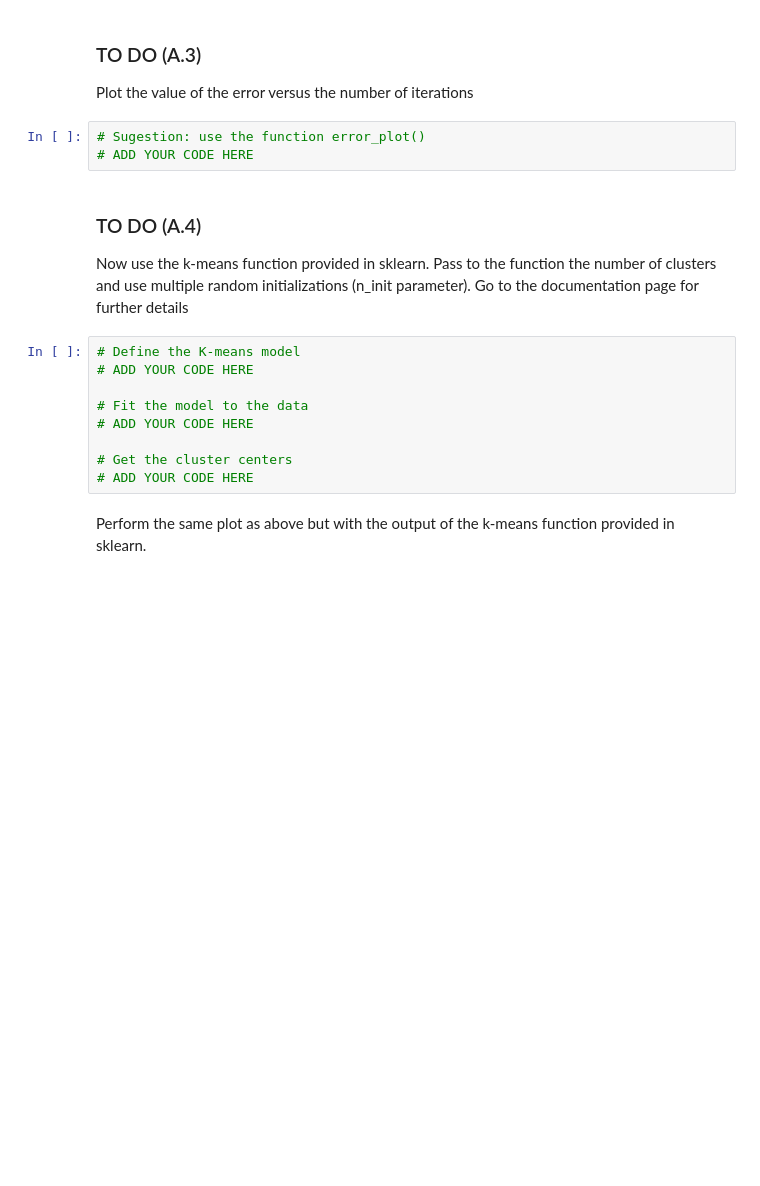
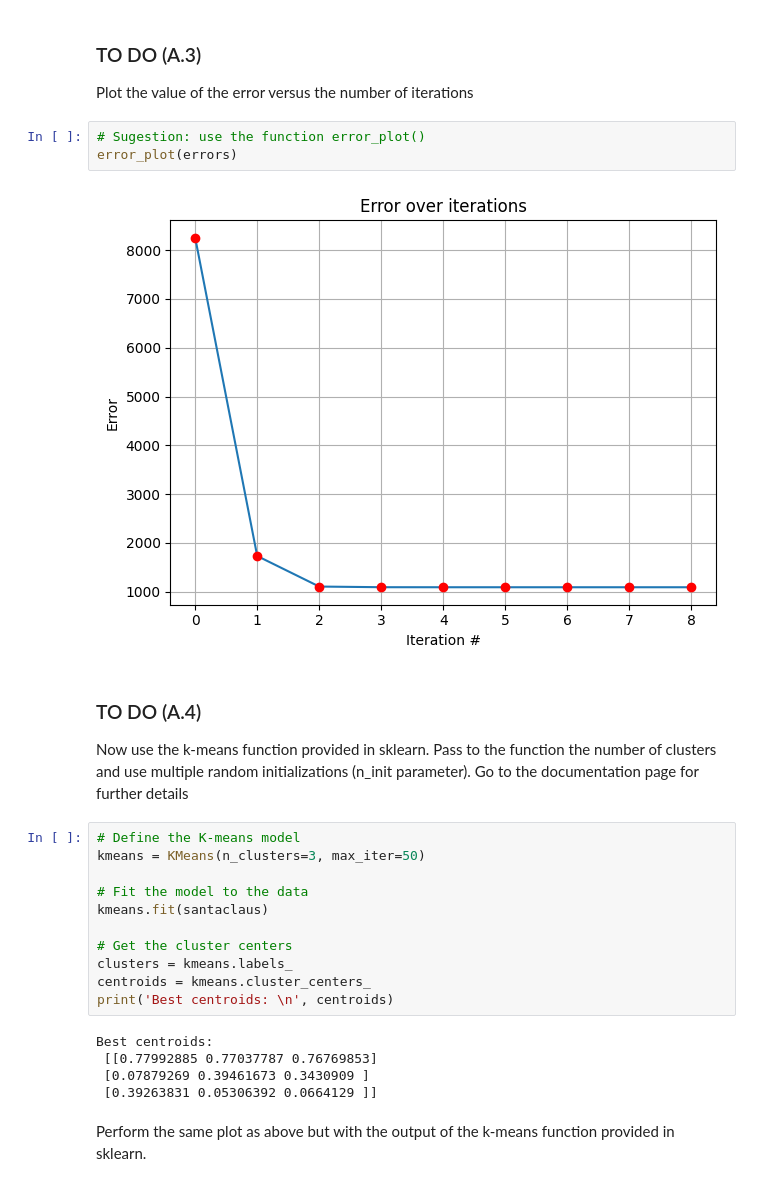
Before and after one commit to Giacomo-Menegatti/MachineLearning, a Jupyter notebook: Lab3/assignment_lab03.ipynb, the cells around one changed output. Drawn from its saved outputs; the diff is of its cells as text; blank space fills up the shorter version.

```diff
--- a/Lab3/assignment_lab03.ipynb
+++ b/Lab3/assignment_lab03.ipynb
@@ -286,19 +302,28 @@ Then plot the data points in the 3-dimensional space, each point must be coloure
 Plot the value of the error versus the number of iterations
 # %%
 # Sugestion: use the function error_plot()
-# ADD YOUR CODE HERE
+error_plot(errors)
+# %% [output]
+[figure, added]
 # %% [markdown]
 ### TO DO (A.4)
 Now use the k-means function provided in sklearn. Pass to the function the number of clusters and use multiple random initializations (n_init parameter). Go to the documentation page for further details
 # %%
 # Define the K-means model
-# ADD YOUR CODE HERE
+kmeans = KMeans(n_clusters=3, max_iter=50)
 
 # Fit the model to the data
-# ADD YOUR CODE HERE
+kmeans.fit(santaclaus)
 
 # Get the cluster centers
-# ADD YOUR CODE HERE
+clusters = kmeans.labels_
+centroids = kmeans.cluster_centers_
+print('Best centroids: \n', centroids)
+# %% [output]
+Best centroids:
+ [[0.77992885 0.77037787 0.76769853]
+ [0.07879269 0.39461673 0.3430909 ]
+ [0.39263831 0.05306392 0.0664129 ]]
 # %% [markdown]
 Perform the same plot as above but with the output of the k-means function provided in sklearn.
 # %%
```
Also changed, not shown: parts of 8 cells of this notebook, 1 other file.
